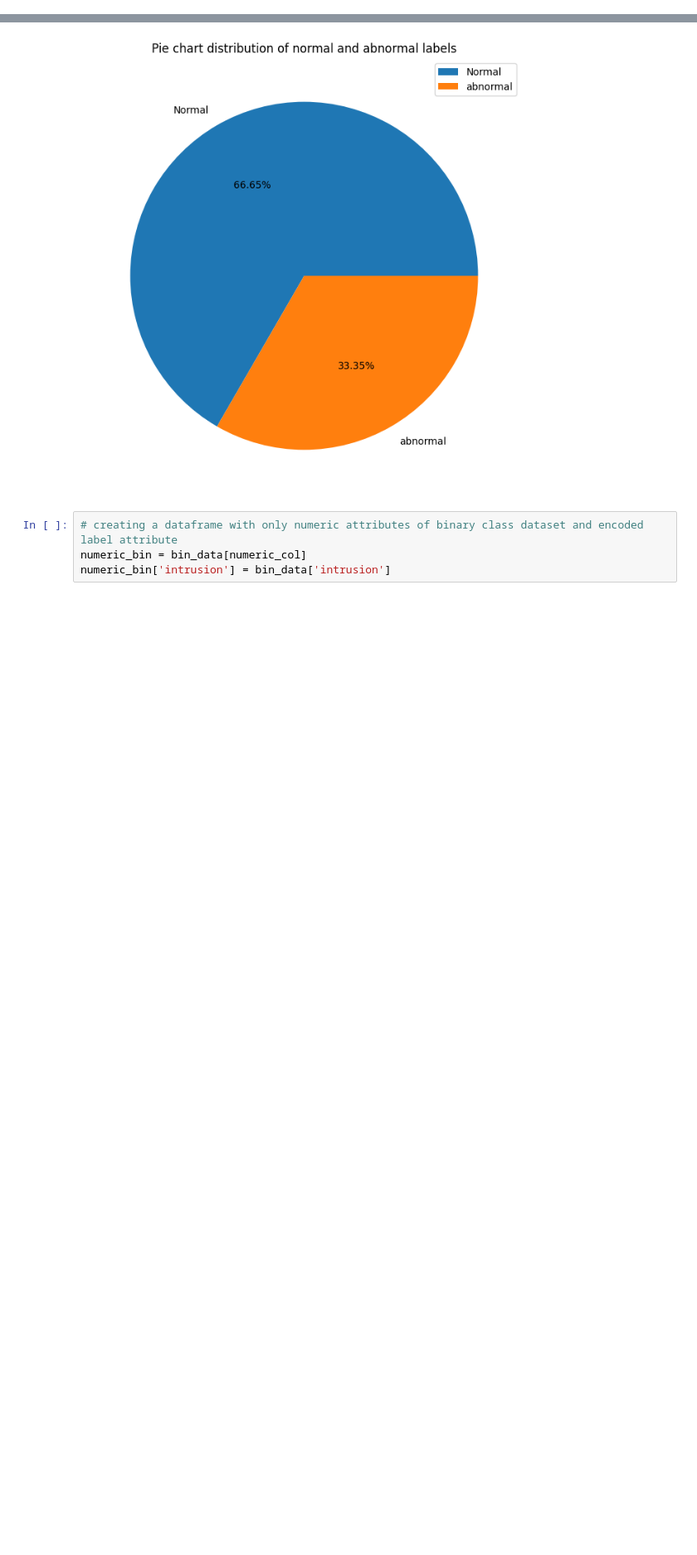
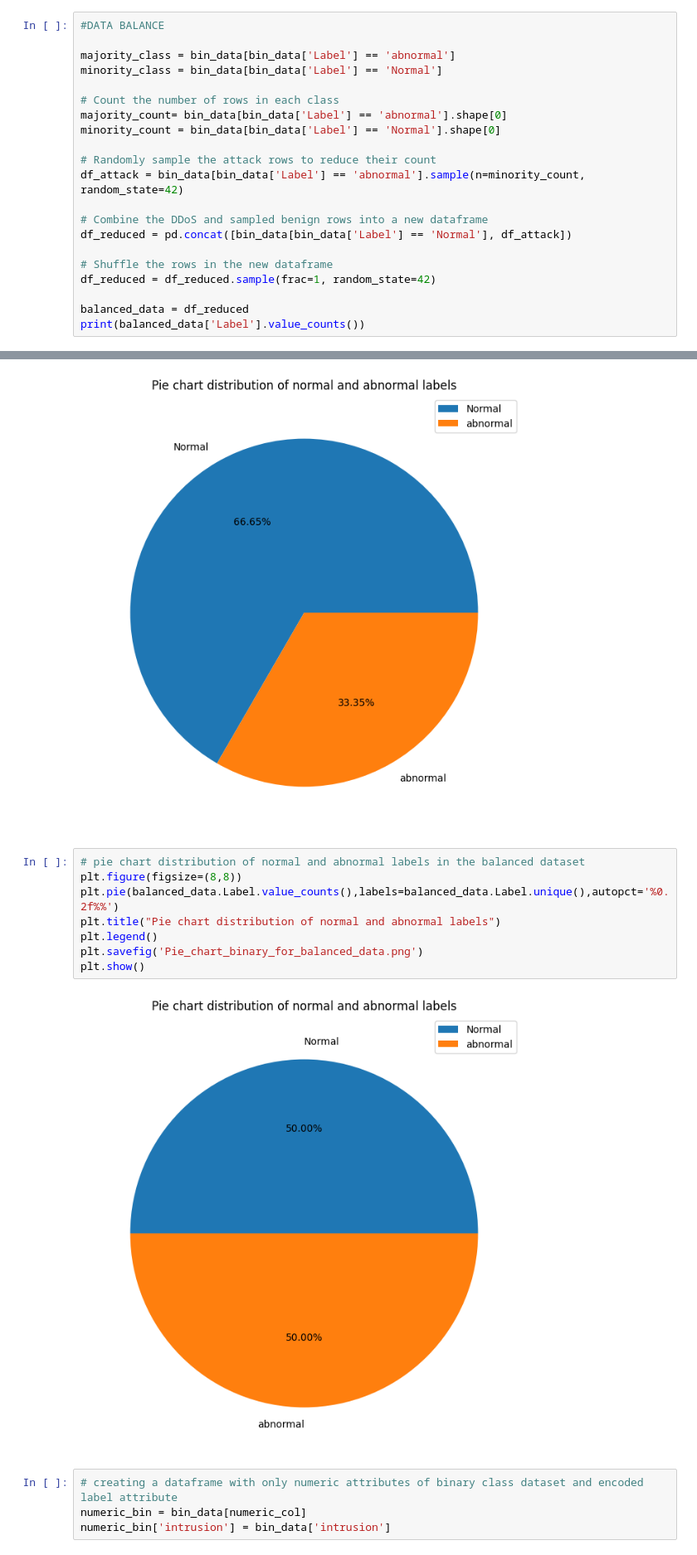
Before and after one commit to Nardy07/NIDS, a Jupyter notebook: binary_class_without_feature_extraction.ipynb, the cells around one changed output, grey strips where cells are left out. Shown at 83% size. Saved outputs shown, nothing was run; the diff lists cells and outputs as text; blank space fills up the shorter version.

```diff
--- a/binary_class_without_feature_extraction.ipynb
+++ b/binary_class_without_feature_extraction.ipynb
@@ -243,3 +267,24 @@ bin_data
 | 205165 | 1.088268 | -0.346626 | 0.057304 | -0.376338 | -0.039131 | -0.038554 | -0.012473 | ... |
 | 205166 | 1.088312 | -0.346626 | 0.057304 | -0.376406 | 0.022117 | -0.009242 | -0.011275 | ... |
 205167 rows × 83 columns
+# %%
+#DATA BALANCE
+
+majority_class = bin_data[bin_data['Label'] == 'abnormal']
+minority_class = bin_data[bin_data['Label'] == 'Normal']
+
+# Count the number of rows in each class
+majority_count= bin_data[bin_data['Label'] == 'abnormal'].shape[0]
+minority_count = bin_data[bin_data['Label'] == 'Normal'].shape[0]
+
+# Randomly sample the attack rows to reduce their count
+df_attack = bin_data[bin_data['Label'] == 'abnormal'].sample(n=minority_count, random_state=42)
+
+# Combine the DDoS and sampled benign rows into a new dataframe
+df_reduced = pd.concat([bin_data[bin_data['Label'] == 'Normal'], df_attack])
+
+# Shuffle the rows in the new dataframe
+df_reduced = df_reduced.sample(frac=1, random_state=42)
+
+balanced_data = df_reduced
+print(balanced_data['Label'].value_counts())
@@ -256,6 +305,16 @@ plt.savefig('Pie_chart_binary.png')
 plt.show()
 # %% [output]
 [figure]
+# %%
+# pie chart distribution of normal and abnormal labels in the balanced dataset
+plt.figure(figsize=(8,8))
+plt.pie(balanced_data.Label.value_counts(),labels=balanced_data.Label.unique(),autopct='%0.2f%%')
+plt.title("Pie chart distribution of normal and abnormal labels")
+plt.legend()
+plt.savefig('Pie_chart_binary_for_balanced_data.png')
+plt.show()
+# %% [output]
+[figure, added]
 # %%
 # creating a dataframe with only numeric attributes of binary class dataset and encoded label attribute
 numeric_bin = bin_data[numeric_col]
```
Also changed, not shown: parts of 30 cells of this notebook.
